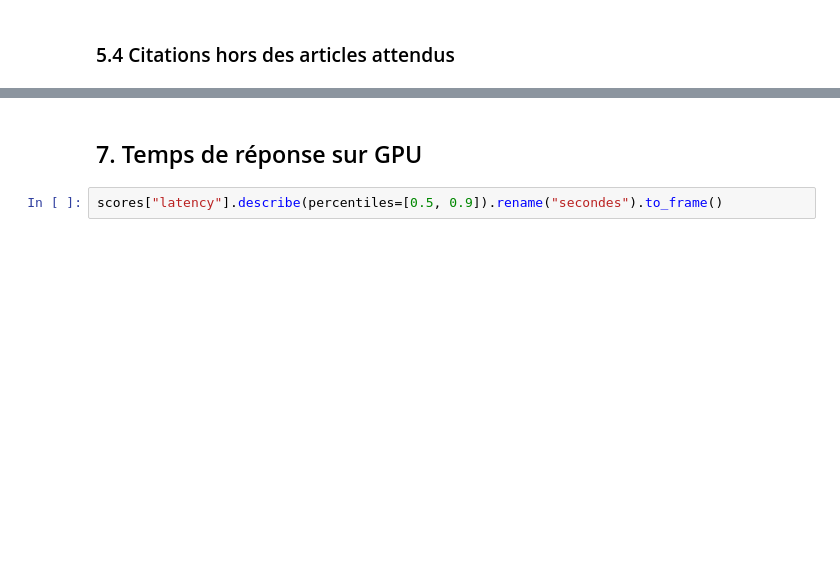
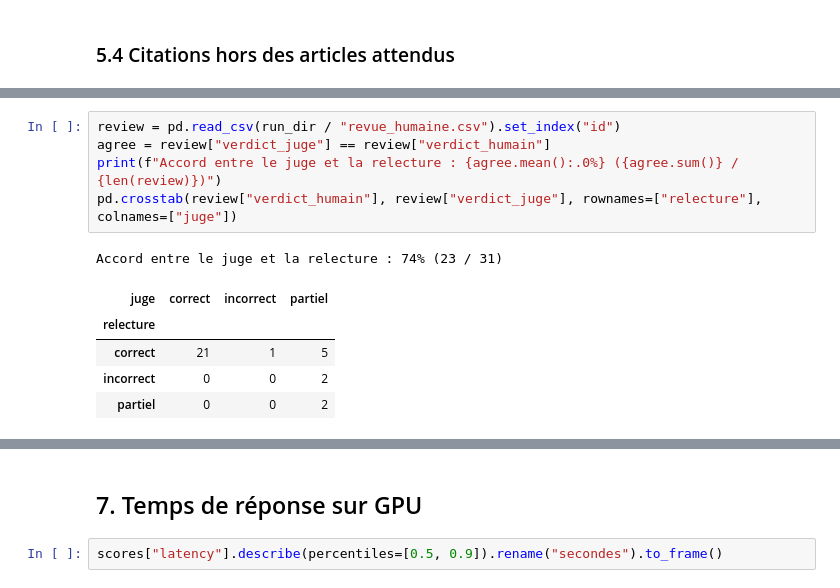
Before and after one commit to louchenilounes/assistant-rag-agents, a Jupyter notebook: notebooks/03_evaluation_baseline.ipynb, the cells around one changed output, grey strips where cells are left out. Drawn from its saved outputs; the diff is of its cells as text; blank space fills up the shorter version.

```diff
--- a/notebooks/03_evaluation_baseline.ipynb
+++ b/notebooks/03_evaluation_baseline.ipynb
@@ -126,0 +178,12 @@ for qid, row in sample.iterrows():
+# %%
+review = pd.read_csv(run_dir / "revue_humaine.csv").set_index("id")
+agree = review["verdict_juge"] == review["verdict_humain"]
+print(f"Accord entre le juge et la relecture : {agree.mean():.0%} ({agree.sum()} / {len(review)})")
+pd.crosstab(review["verdict_humain"], review["verdict_juge"], rownames=["relecture"], colnames=["juge"])
+# %% [output]
+Accord entre le juge et la relecture : 74% (23 / 31)
+| juge | correct | incorrect | partiel |
+| relecture |  |  |  |
+| correct | 21 | 1 | 5 |
+| incorrect | 0 | 0 | 2 |
+| partiel | 0 | 0 | 2 |
```
Also changed, not shown: parts of 17 cells of this notebook, 8 other files.
